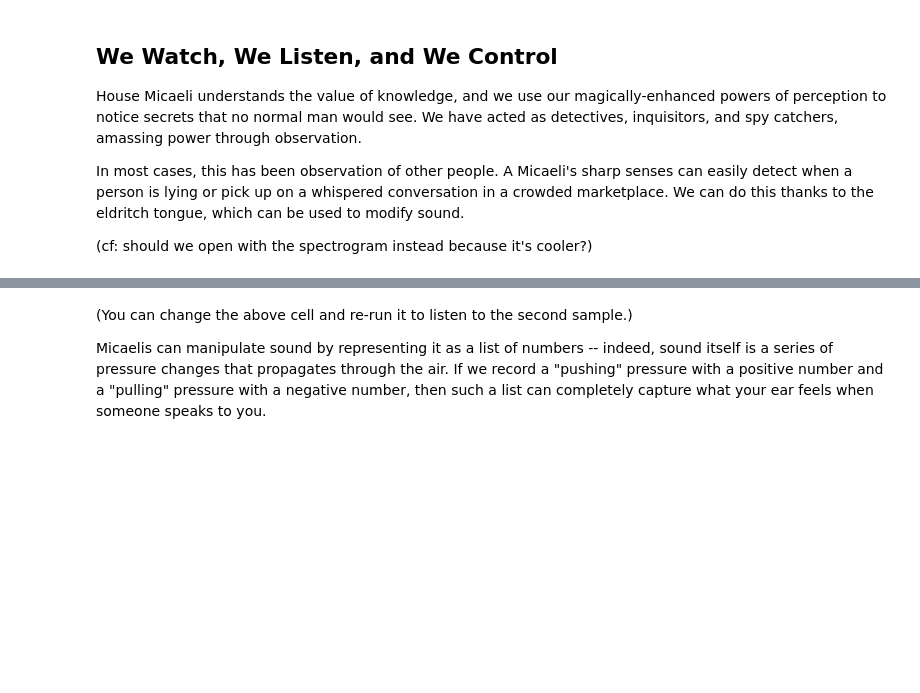
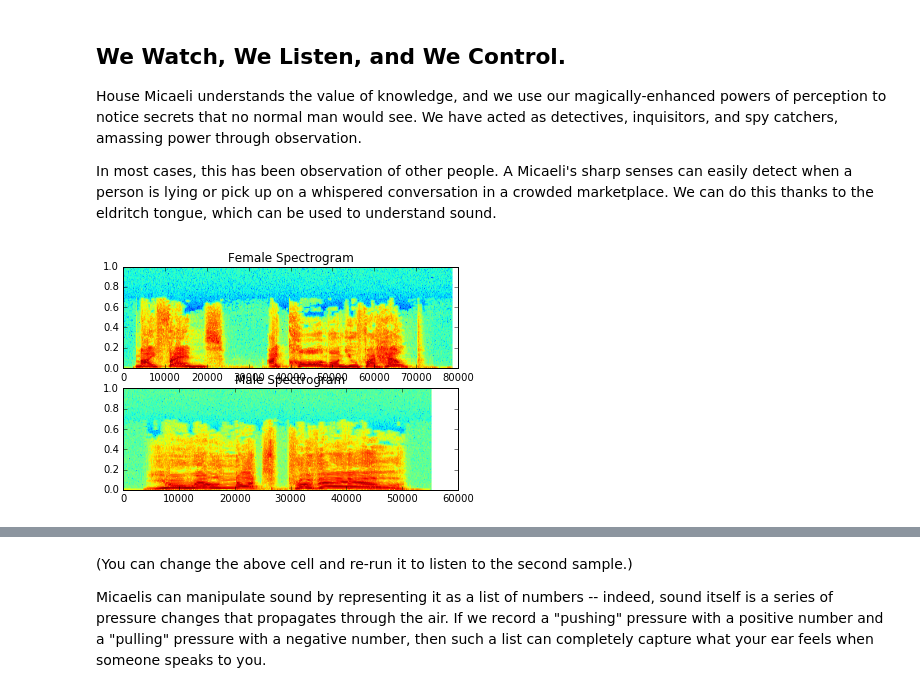
Before and after one commit to cferko/artificer, a Jupyter notebook: source/micaeli/micaeli_draft.ipynb, the cells around one changed output, grey strips where cells are left out. Cells and saved outputs as stored; diff of their text form; code cells hidden in the pictures; blank space fills up the shorter version.

Commit message:
REV: Micaeli

```diff
--- a/source/micaeli/micaeli_draft.ipynb
+++ b/source/micaeli/micaeli_draft.ipynb
@@ -1,11 +1,13 @@
 # %% [markdown]
-## We Watch, We Listen, and We Control
+## We Watch, We Listen, and We Control.
 
 House Micaeli understands the value of knowledge, and we use our magically-enhanced powers of perception to notice secrets that no normal man would see. We have acted as detectives, inquisitors, and spy catchers, amassing power through observation.
 
-In most cases, this has been observation of other people. A Micaeli's sharp senses can easily detect when a person is lying or pick up on a whispered conversation in a crowded marketplace. We can do this thanks to the eldritch tongue, which can be used to modify sound.
-
-(cf: should we open with the spectrogram instead because it's cooler?)
+In most cases, this has been observation of other people. A Micaeli's sharp senses can easily detect when a person is lying or pick up on a whispered conversation in a crowded marketplace. We can do this thanks to the eldritch tongue, which can be used to understand sound.
+# %%
+compare_speech()
+# %% [output]
+[figure, added]
 # %%
 %run ../../code/micaeli_setup.py ## TODO: wrap
 
```
Also changed, not shown: parts of 1 cell of this notebook, 3 other files.
